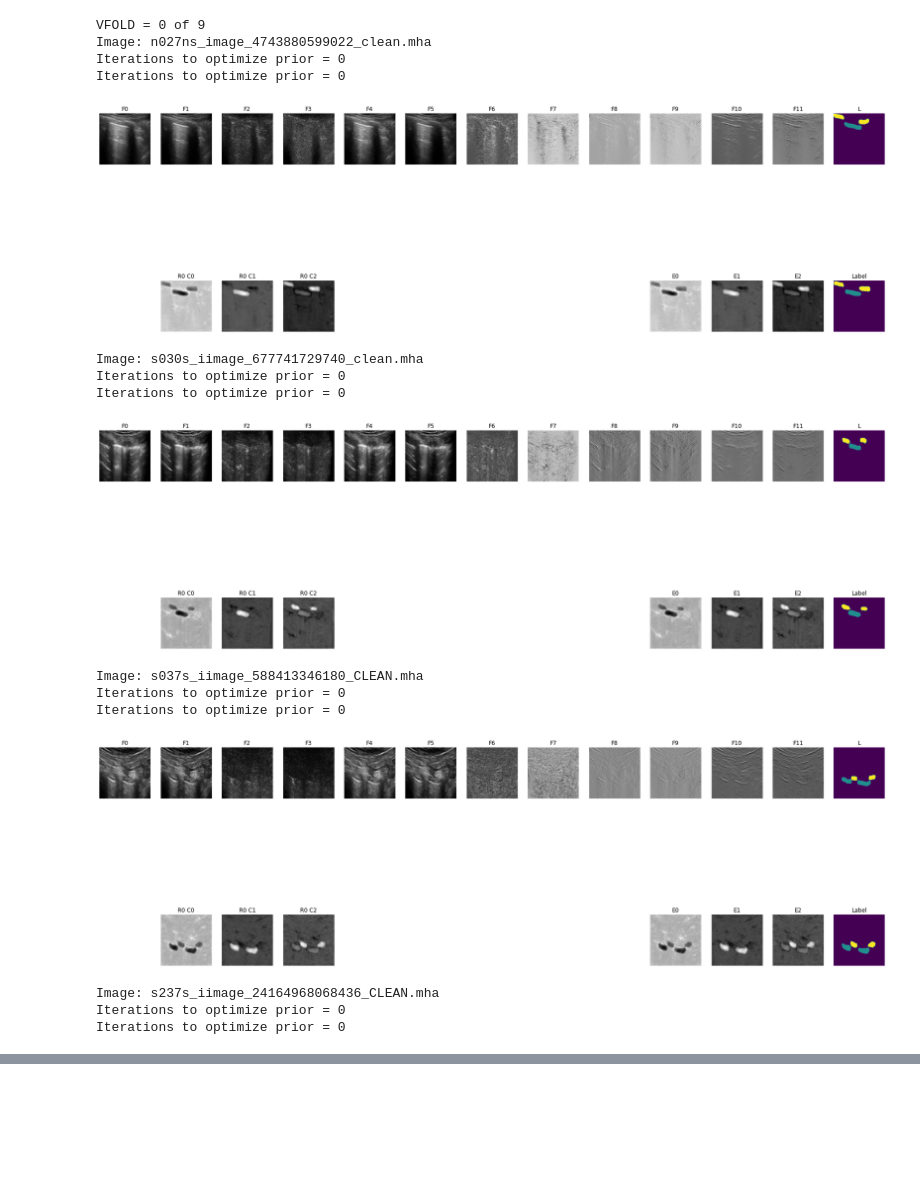
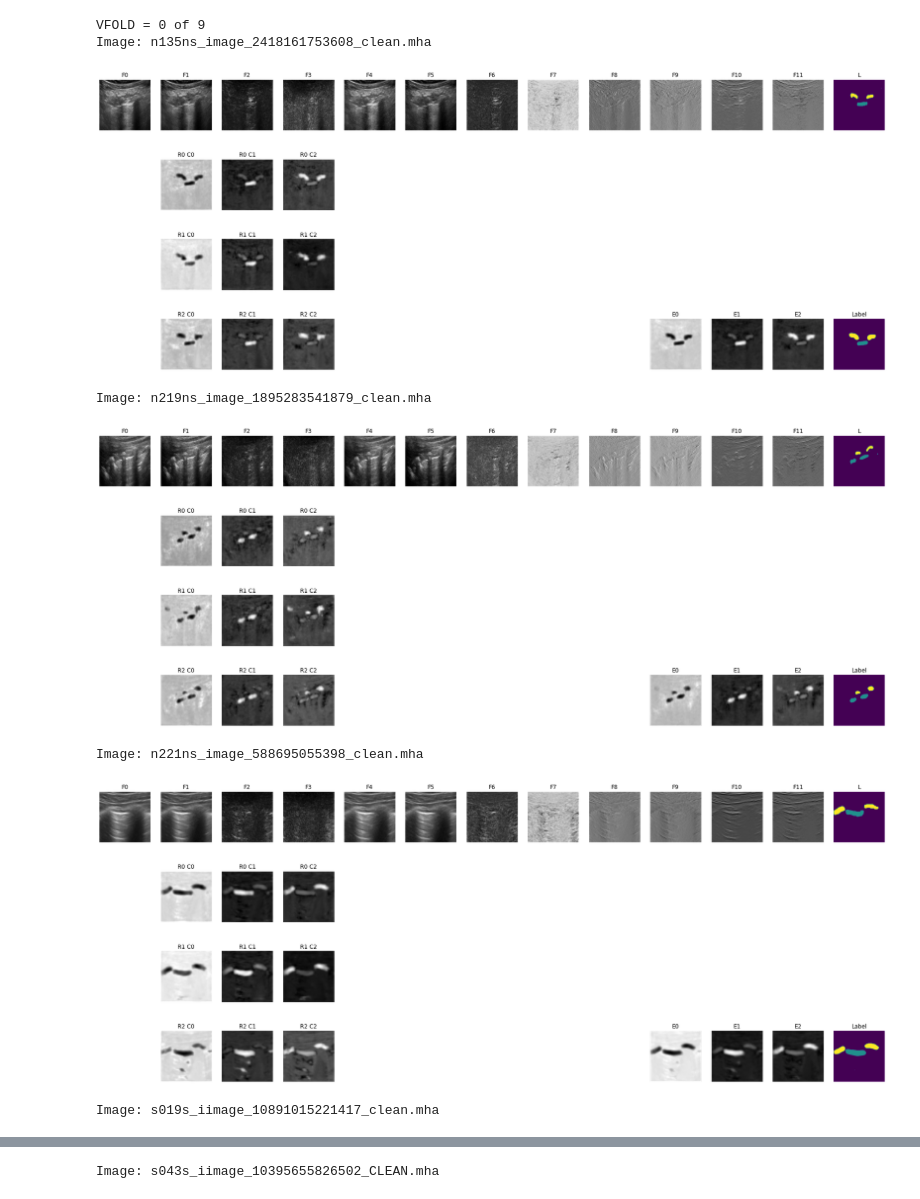
Before and after one commit to KitwareMedical/itkARGUS-DARPA-POCUS_AI-Archive, a Jupyter notebook: PTX/ARGUS_ptx_ar_test_experiment.ipynb, the cells around one changed output, grey strips where cells are left out. Drawn from its saved outputs; the diff is of its cells as text; code cells hidden in the pictures; blank space fills up the shorter version.

```diff
--- a/PTX/ARGUS_ptx_ar_test_experiment.ipynb
+++ b/PTX/ARGUS_ptx_ar_test_experiment.ipynb
@@ -26,20 +26,12 @@ nnet.view_training_metric_curves(vfold_num=0, run_id=0)
 # %%
 nnet.setup_testing_vfold(0)
-nnet.view_testing_results_vfold("best",[0])
+nnet.view_testing_results_vfold("best",[0,1,2])
 # %% [output]
 VFOLD = 0 of 9
-Image: n027ns_image_4743880599022_clean.mha
-Iterations to optimize prior = 0
-Iterations to optimize prior = 0
+Image: n135ns_image_2418161753608_clean.mha
-[figure, old version]
+[figure, new version]
-Image: s030s_iimage_677741729740_clean.mha
-Iterations to optimize prior = 0
-Iterations to optimize prior = 0
+Image: n219ns_image_1895283541879_clean.mha
-[figure, old version]
+[figure, new version]
-Image: s037s_iimage_588413346180_CLEAN.mha
-Iterations to optimize prior = 0
-Iterations to optimize prior = 0
+Image: n221ns_image_588695055398_clean.mha
-[figure, old version]
+[figure, new version]
-Image: s237s_iimage_24164968068436_CLEAN.mha
-Iterations to optimize prior = 0
-Iterations to optimize prior = 0
+Image: s019s_iimage_10891015221417_clean.mha
@@ -46,0 +39 @@ Iterations to optimize prior = 0
+Image: s043s_iimage_10395655826502_CLEAN.mha
```
Also changed, not shown: parts of 3 cells of this notebook, 31 other files.
